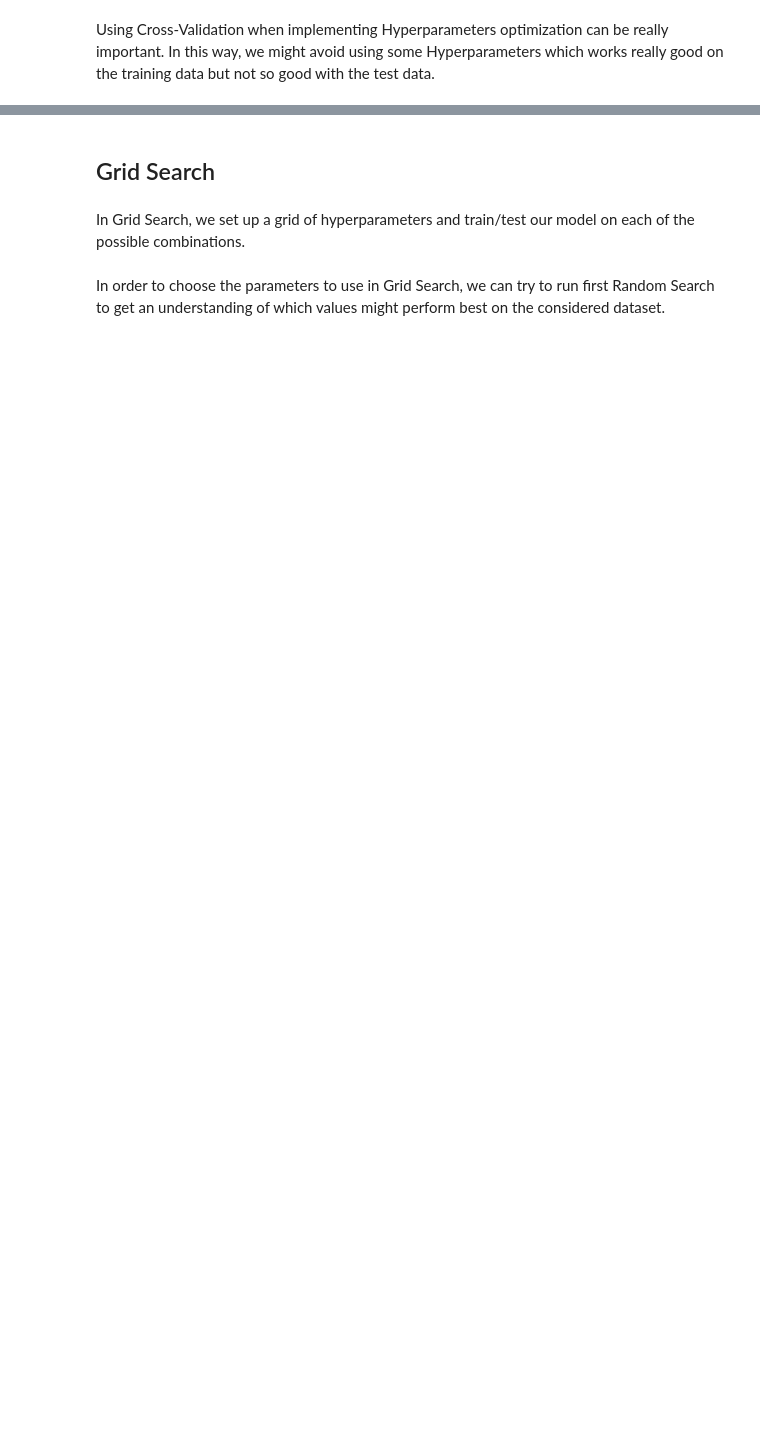
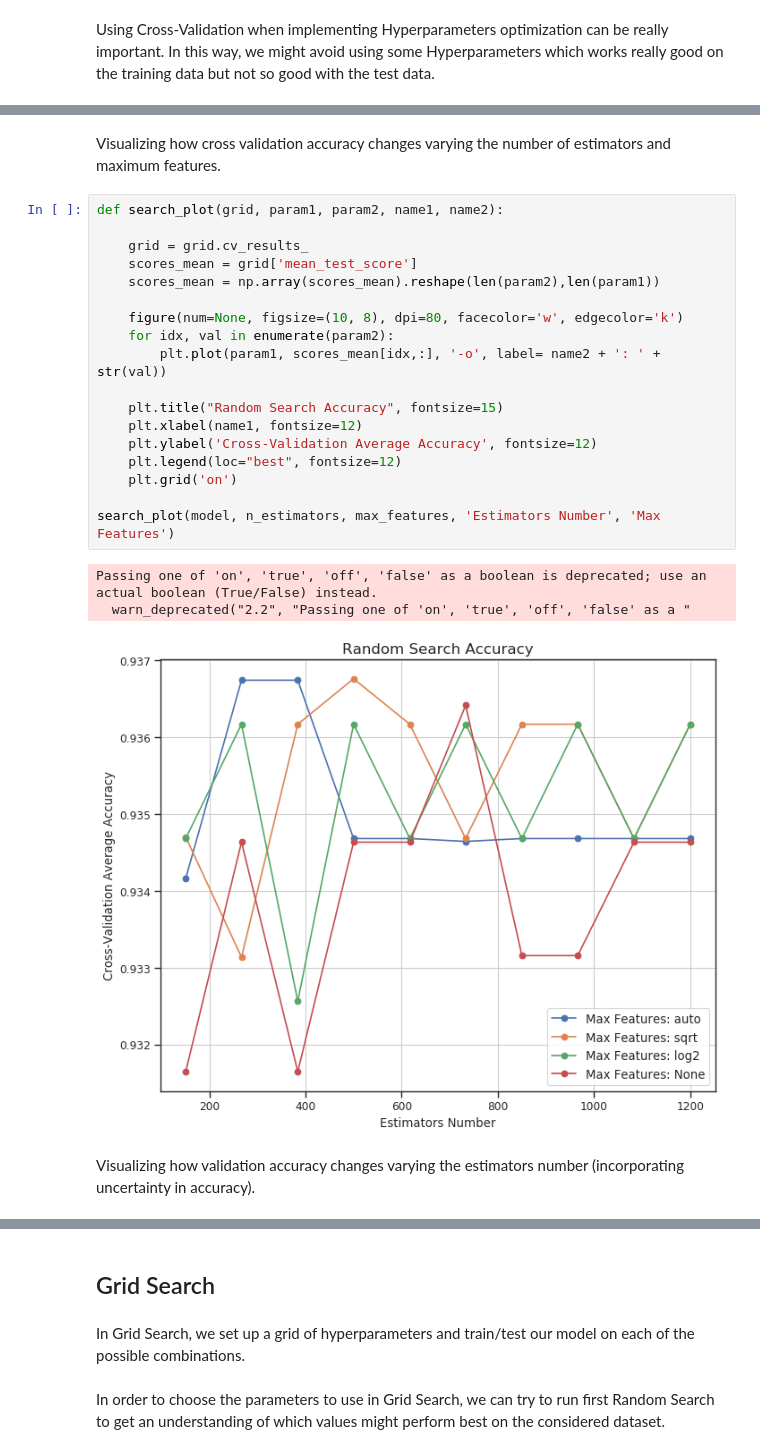
Before and after one commit to pierpaolo28/Kaggle-Challenges, a Jupyter notebook: credit-card-fraud-model-tuning.ipynb, the cells around one changed output, grey strips where cells are left out. Saved outputs shown, nothing was run; the diff lists cells and outputs as text; blank space fills up the shorter version.

```diff
--- a/credit-card-fraud-model-tuning.ipynb
+++ b/credit-card-fraud-model-tuning.ipynb
@@ -337,0 +373,26 @@ model.best_params_
+# %% [markdown]
+Visualizing how cross validation accuracy changes varying the number of estimators and maximum features.
+# %%
+def search_plot(grid, param1, param2, name1, name2):
+
+    grid = grid.cv_results_
+    scores_mean = grid['mean_test_score']
+    scores_mean = np.array(scores_mean).reshape(len(param2),len(param1))
+
+    figure(num=None, figsize=(10, 8), dpi=80, facecolor='w', edgecolor='k')
+    for idx, val in enumerate(param2):
+        plt.plot(param1, scores_mean[idx,:], '-o', label= name2 + ': ' + str(val))
+
+    plt.title("Random Search Accuracy", fontsize=15)
+    plt.xlabel(name1, fontsize=12)
+    plt.ylabel('Cross-Validation Average Accuracy', fontsize=12)
+    plt.legend(loc="best", fontsize=12)
+    plt.grid('on')
+
+search_plot(model, n_estimators, max_features, 'Estimators Number', 'Max Features')
+# %% [output]
+Passing one of 'on', 'true', 'off', 'false' as a boolean is deprecated; use an actual boolean (True/False) instead.
+  warn_deprecated("2.2", "Passing one of 'on', 'true', 'off', 'false' as a "
+[figure, added]
+# %% [markdown]
+Visualizing how validation accuracy changes varying the estimators number (incorporating uncertainty in accuracy).
```
Also changed, not shown: parts of 36 cells of this notebook.
